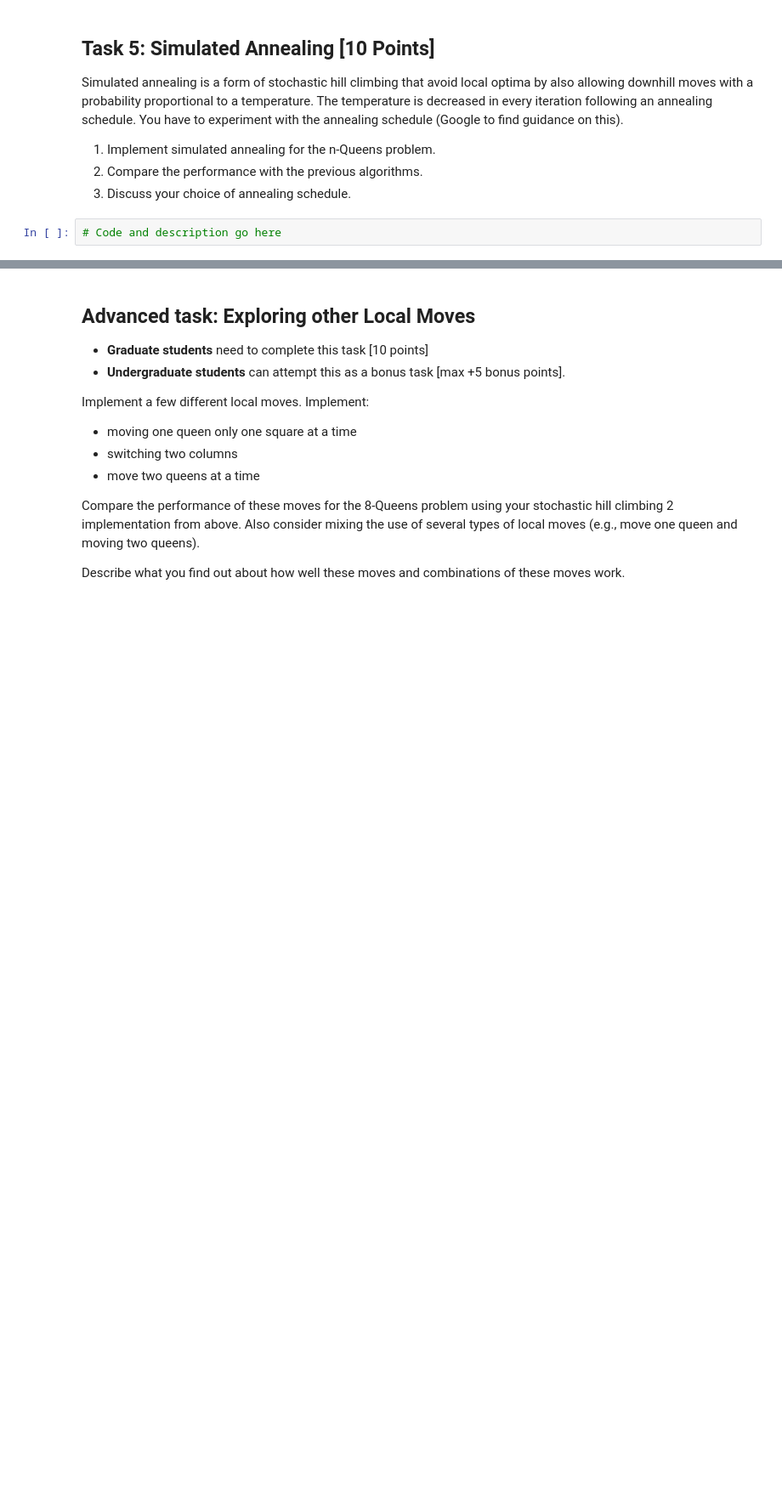
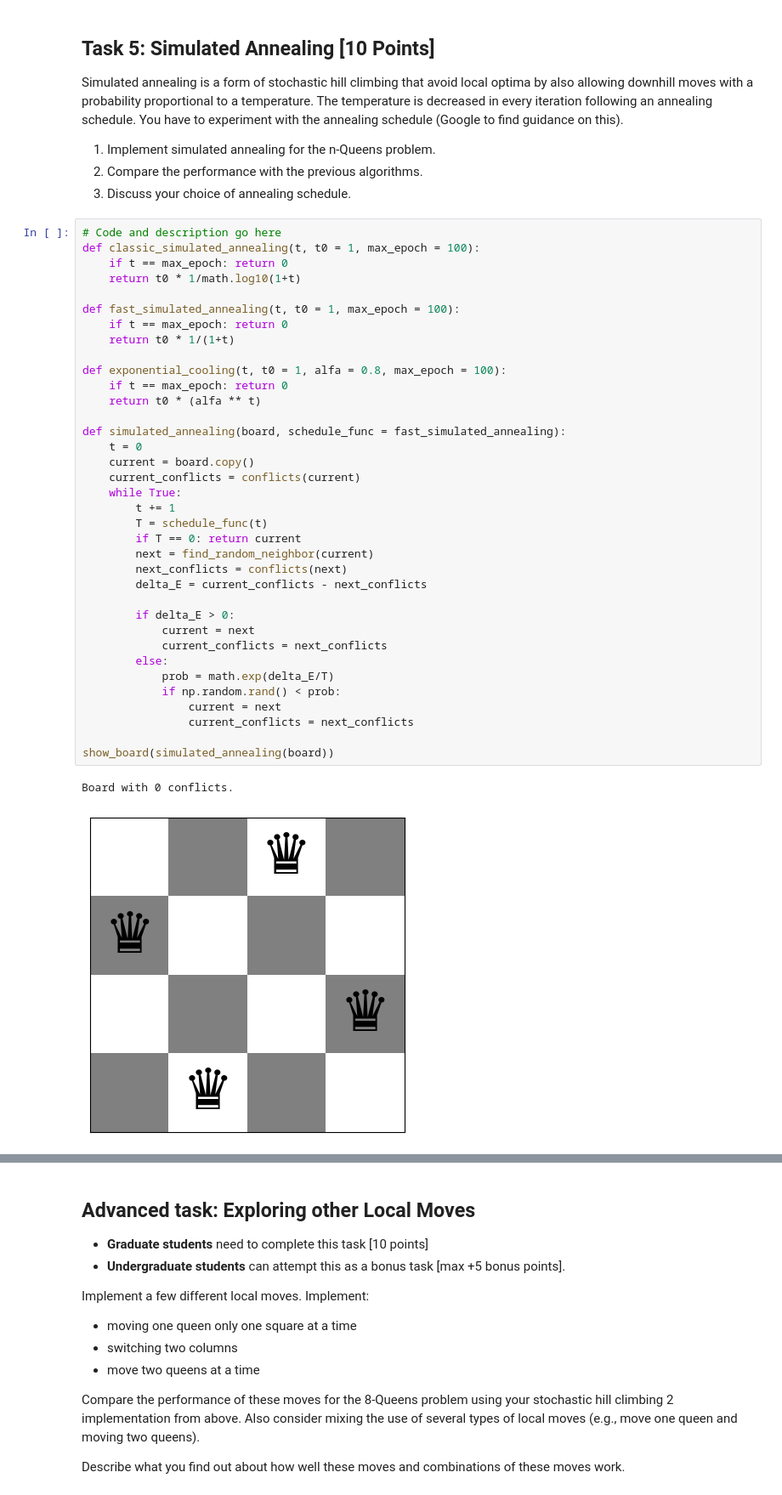
Before and after one commit to Owen-Deng/CS7320-AI, a Jupyter notebook: Local_Search/n_queens.ipynb, the cells around one changed output, grey strips where cells are left out. Shown: that part at 85% size. Drawn from its saved outputs; the diff is of its cells as text; blank space fills up the shorter version.

```diff
--- a/Local_Search/n_queens.ipynb
+++ b/Local_Search/n_queens.ipynb
@@ -304,5 +315,42 @@ Simulated annealing is a form of stochastic hill climbing that avoid local optim
 1. Implement simulated annealing for the n-Queens problem.
 2. Compare the performance with the previous algorithms.
 2. Discuss your choice of annealing schedule.
-# %%
-# Code and description go here
+# %%
+# Code and description go here
+def classic_simulated_annealing(t, t0 = 1, max_epoch = 100):
+    if t == max_epoch: return 0
+    return t0 * 1/math.log10(1+t)
+
+def fast_simulated_annealing(t, t0 = 1, max_epoch = 100):
+    if t == max_epoch: return 0
+    return t0 * 1/(1+t)
+
+def exponential_cooling(t, t0 = 1, alfa = 0.8, max_epoch = 100):
+    if t == max_epoch: return 0
+    return t0 * (alfa ** t)
+
+def simulated_annealing(board, schedule_func = fast_simulated_annealing):
+    t = 0
+    current = board.copy()
+    current_conflicts = conflicts(current)
+    while True:
+        t += 1
+        T = schedule_func(t)
+        if T == 0: return current
+        next = find_random_neighbor(current)
+        next_conflicts = conflicts(next)
+        delta_E = current_conflicts - next_conflicts
+
+        if delta_E > 0:
+            current = next
+            current_conflicts = next_conflicts
+        else:
+            prob = math.exp(delta_E/T)
+            if np.random.rand() < prob:
+                current = next
+                current_conflicts = next_conflicts
+
+show_board(simulated_annealing(board))
+# %% [output]
+Board with 0 conflicts.
+[figure, added]
```
Also changed, not shown: parts of 16 cells of this notebook, 1 other file.
